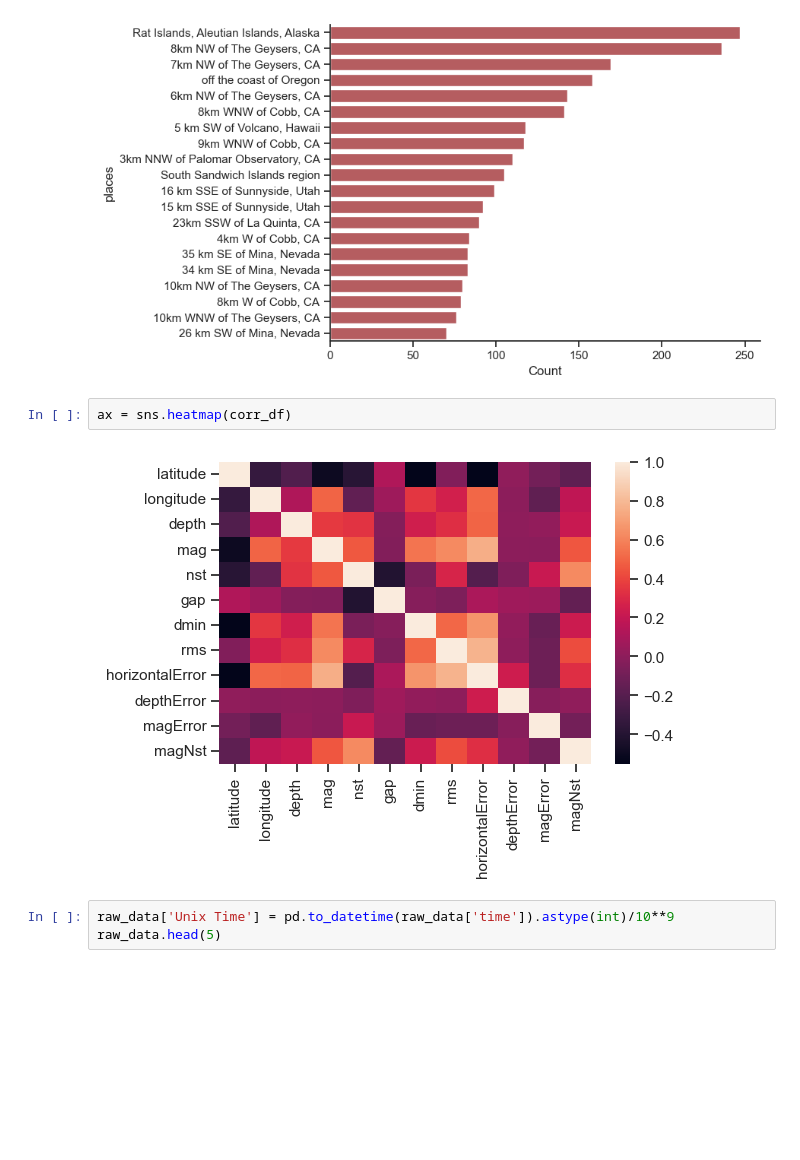
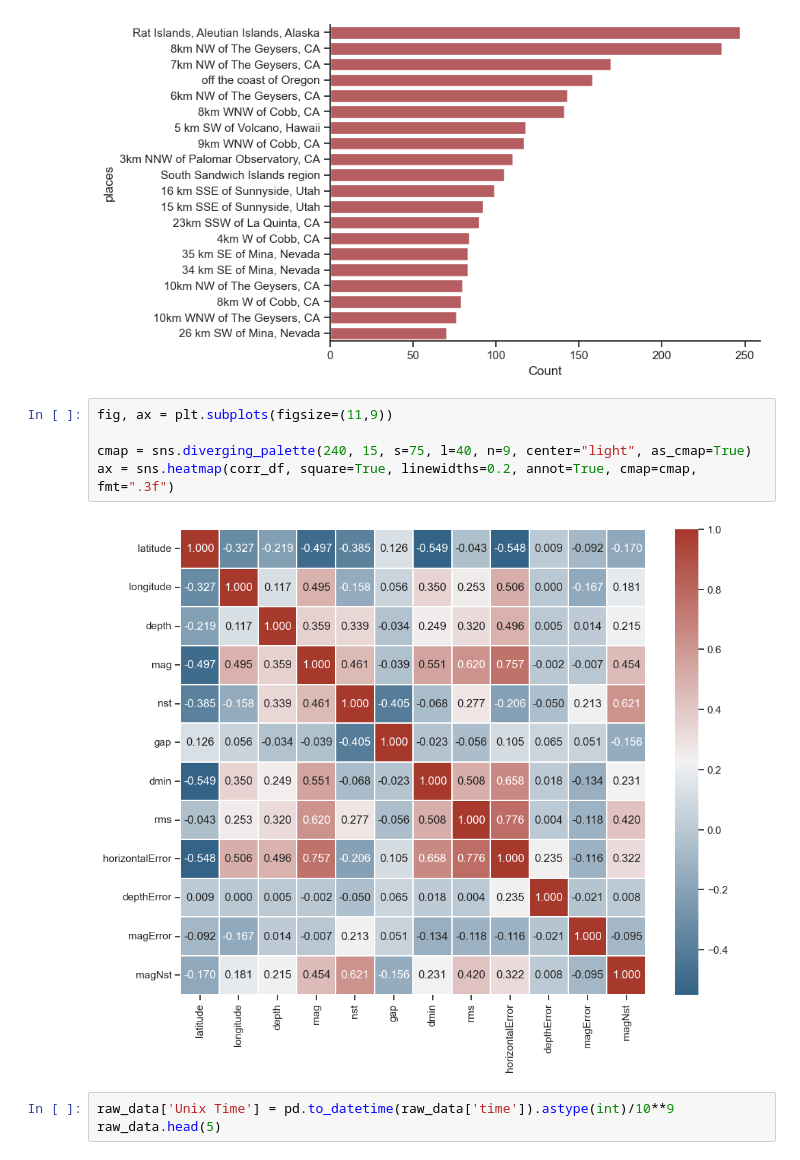
Before and after one commit to rromang/earthquake_modeling, a Jupyter notebook: noteboooks/data_exploration.ipynb, the cells around one changed output. Drawn from its saved outputs; the diff is of its cells as text; blank space fills up the shorter version.

```diff
--- a/noteboooks/data_exploration.ipynb
+++ b/noteboooks/data_exploration.ipynb
@@ -469,10 +469,13 @@ sns.catplot(y="places", x='Count',data=places_cnt[0:20], kind='bar', color="r",
 # %% [output]
 <seaborn.axisgrid.FacetGrid at 0x...>
 [figure]
-# %%
-ax = sns.heatmap(corr_df)
-# %% [output]
-[figure, removed]
+# %%
+fig, ax = plt.subplots(figsize=(11,9))
+
+cmap = sns.diverging_palette(240, 15, s=75, l=40, n=9, center="light", as_cmap=True)
+ax = sns.heatmap(corr_df, square=True, linewidths=0.2, annot=True, cmap=cmap, fmt=".3f")
+# %% [output]
+[figure, added]
 # %%
 raw_data['Unix Time'] = pd.to_datetime(raw_data['time']).astype(int)/10**9
 raw_data.head(5)
```
